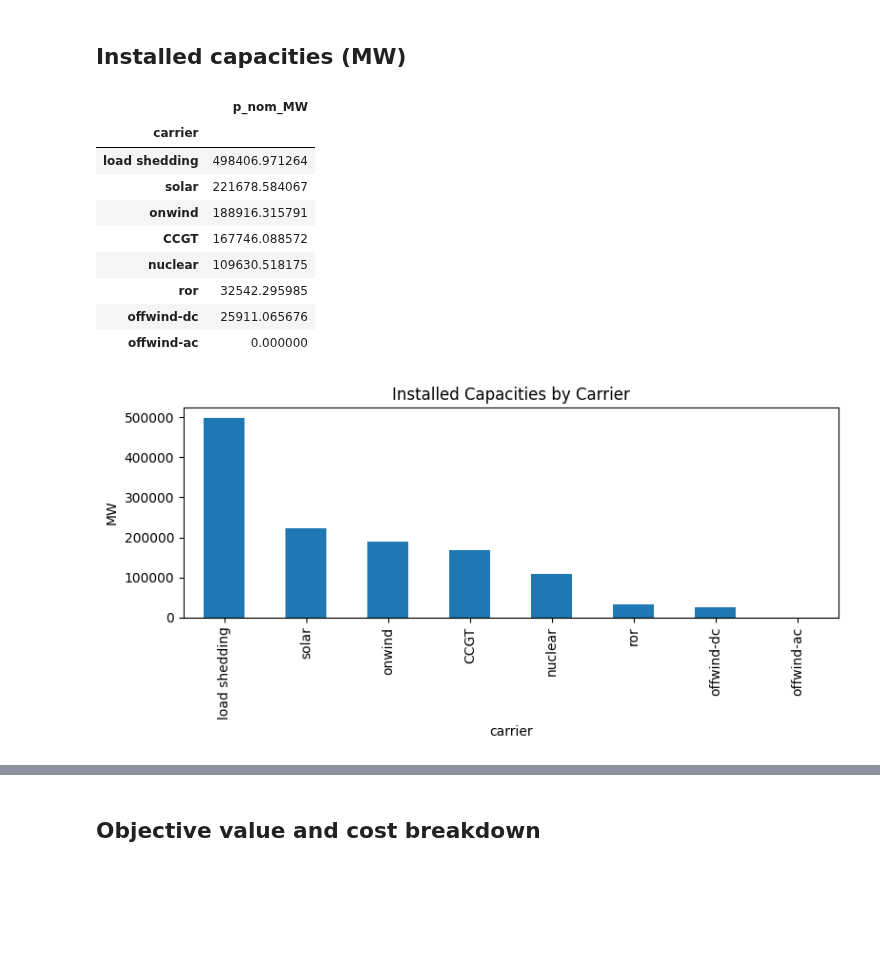
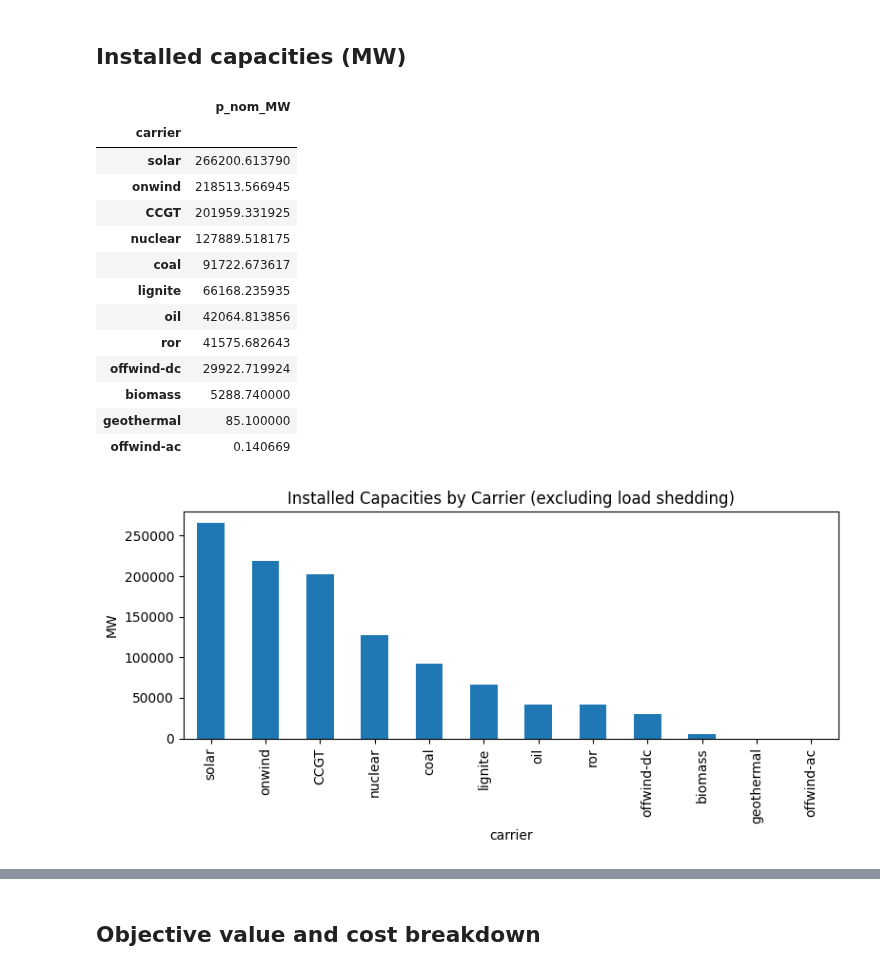
Before and after one commit to cpalazzi/pypsa-earth-green-auklet, a Jupyter notebook: notebooks/001_run_analysis.ipynb, the cells around one changed output, grey strips where cells are left out. Saved outputs shown, nothing was run; the diff lists cells and outputs as text; code cells hidden in the pictures; blank space fills up the shorter version.

```diff
--- a/notebooks/001_run_analysis.ipynb
+++ b/notebooks/001_run_analysis.ipynb
@@ -20,12 +18,22 @@ cf.NaturalEarthFeature("physical","land","10m")
 # %%
 from pathlib import Path
 
-# Solved network file path (absolute)
-RESULT_PATH = Path('/Users/carlopalazzi/programming/pypsa_models/pypsa-earth-runtools-crow/results/arc/europe-day-70n-core-fixed/networks/elec_s_70_ec_lcopt_Co2L-3h.nc')
+# Deterministic network selection: use exactly one target unless explicitly overridden.
+RESULT_PATH_OVERRIDE = None  # e.g. Path("../pypsa-earth/results/europe-year-140/networks/elec_s_140_ec_lcopt_Co2L-3h-week01.nc")
+
+DEFAULT_RESULT_PATH = Path(
+    "../results/arc/europe-year-140/networks/elec_s_140_ec_lcopt_Co2L-3h.nc"
+ )
+
+candidate = RESULT_PATH_OVERRIDE if RESULT_PATH_OVERRIDE is not None else DEFAULT_RESULT_PATH
+RESULT_PATH = candidate.resolve()
 
 if not RESULT_PATH.exists():
     raise FileNotFoundError(
-        f"Solved network missing at {RESULT_PATH}. Update RESULT_PATH or sync the file first."
+        "Solved network missing at expected deterministic path:\n"
+        f"  {RESULT_PATH}\n\n"
+        "Either sync the file from ARC to this location, or set RESULT_PATH_OVERRIDE in this cell."
     )
-print('Using network file:', RESULT_PATH.resolve())
+
+print("Using network file:", RESULT_PATH)
 # %% [output]
@@ -90,24 +82,37 @@ Buses: 210 Lines: 20 Generators: 410
 # %% [markdown]
 ## Installed capacities (MW)
 # %%
-cap_by_carrier = n.generators.groupby('carrier')['p_nom'].sum().sort_values(ascending=False)
-cap_df = cap_by_carrier.to_frame(name='p_nom_MW')
+# Capacity plots: hide emergency load-shedding pseudo-generators by default
+INCLUDE_LOAD_SHEDDING_IN_CAPACITY_PLOTS = False
+
+cap_by_carrier_all = n.generators.groupby("carrier")["p_nom"].sum().sort_values(ascending=False)
+if INCLUDE_LOAD_SHEDDING_IN_CAPACITY_PLOTS:
+    cap_by_carrier = cap_by_carrier_all.copy()
+else:
+    cap_by_carrier = cap_by_carrier_all.drop(index="load shedding", errors="ignore")
+
+cap_df = cap_by_carrier.to_frame(name="p_nom_MW")
 cap_df
 # %% [output]
 |  | p_nom_MW |
 | carrier |  |
-| load shedding | 498406.971264 |
-| solar | 221678.584067 |
-| onwind | 188916.315791 |
-| CCGT | 167746.088572 |
-| nuclear | 109630.518175 |
-| ror | 32542.295985 |
-| offwind-dc | 25911.065676 |
-| offwind-ac | 0.000000 |
+| solar | 266200.613790 |
+| onwind | 218513.566945 |
+| CCGT | 201959.331925 |
+| nuclear | 127889.518175 |
+| coal | 91722.673617 |
+| lignite | 66168.235935 |
+| oil | 42064.813856 |
+| ror | 41575.682643 |
+| offwind-dc | 29922.719924 |
+| biomass | 5288.740000 |
+| geothermal | 85.100000 |
+| offwind-ac | 0.140669 |
 # %%
-ax = cap_by_carrier.plot(kind='bar', figsize=(8, 4), title='Installed Capacities by Carrier')
-ax.set_ylabel('MW')
+title_suffix = " (excluding load shedding)" if not INCLUDE_LOAD_SHEDDING_IN_CAPACITY_PLOTS else ""
+ax = cap_by_carrier.plot(kind="bar", figsize=(8, 4), title=f"Installed Capacities by Carrier{title_suffix}")
+ax.set_ylabel("MW")
 plt.tight_layout()
 plt.show()
 # %% [output]
-[figure, old version]
+[figure, new version]
```
Also changed, not shown: parts of 27 cells of this notebook, 9 other files.
